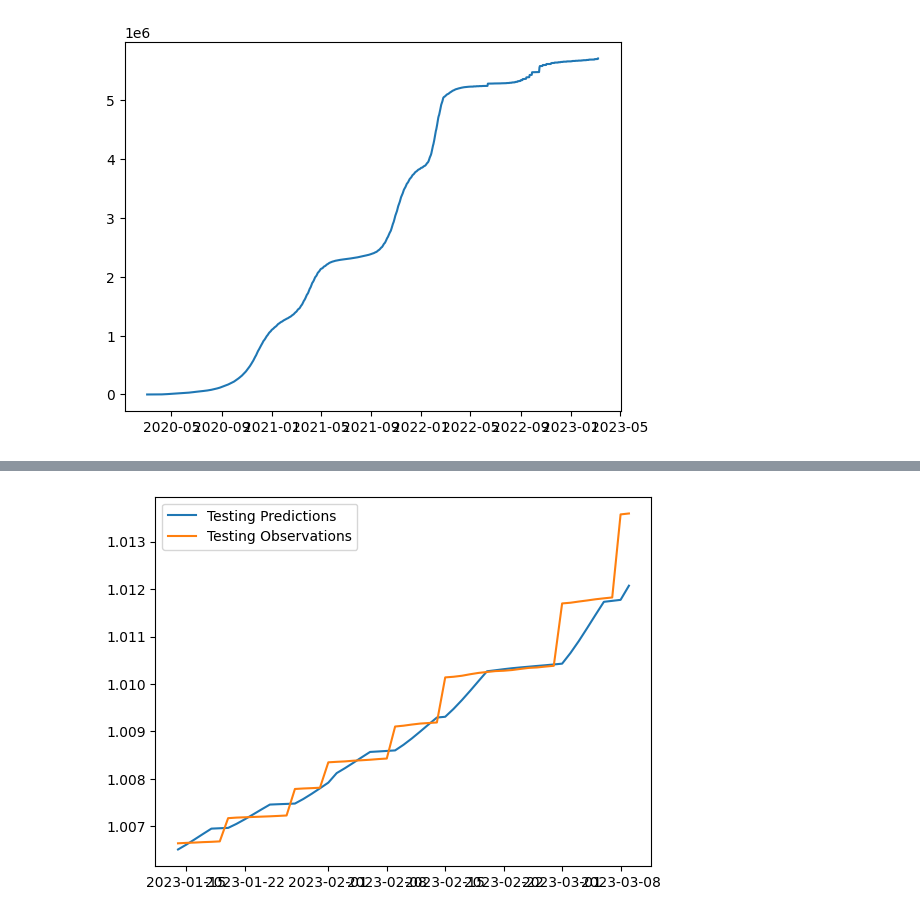
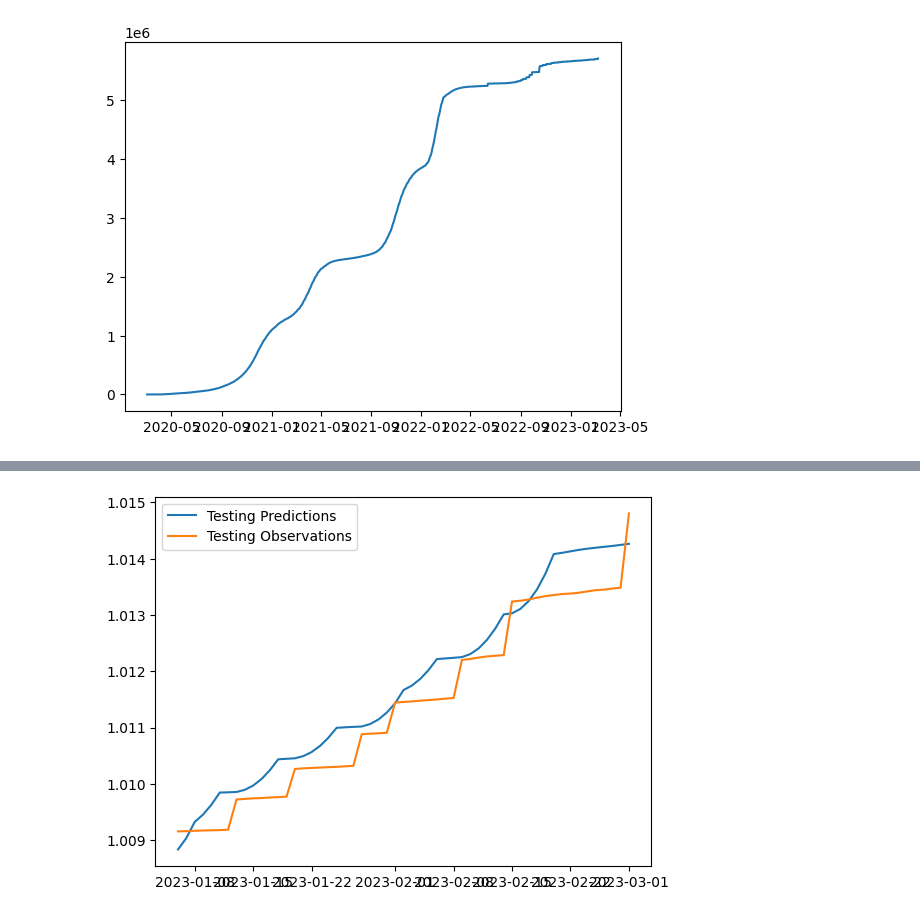
Before and after one commit to annafedyna/prediction_with_nn, a Jupyter notebook: rnn.ipynb, the cells around one changed output, grey strips where cells are left out. Saved outputs shown, nothing was run; the diff lists cells and outputs as text; code cells hidden in the pictures.

Commit message:
10 day predictions

```diff
--- a/rnn.ipynb
+++ b/rnn.ipynb
@@ -137,7 +138,7 @@ def df_to_windowed_df(dataframe, first_date_str, last_date_str, n=3):
 
 windowed_df = df_to_windowed_df(data,
                                 '2020-03-08',
-                                '2023-03-09',
+                                '2023-03-01',
                                 n=5)
 windowed_df
 # %% [output]
@@ -195,39 +224,20 @@ from tensorflow.keras.optimizers import Adam
 from tensorflow.keras import layers
 from tensorflow.keras import regularizers
 from tensorflow.keras.callbacks import EarlyStopping
-from sklearn.preprocessing import MinMaxScaler
 
 
-X_train_reshaped = X_train.reshape(X_train.shape[0], -1)
-X_val_reshaped = X_val.reshape(X_val.shape[0], -1)
-X_test_reshaped = X_test.reshape(X_test.shape[0], -1)
-
-# Apply MinMaxScaler
-scaler = MinMaxScaler()
-X_train_scaled = scaler.fit_transform(X_train_reshaped)
-X_val_scaled = scaler.transform(X_val_reshaped)
-X_test_scaled = scaler.transform(X_test_reshaped)
-
-y_train_reshaped = y_train.reshape(-1, 1)
-y_val_reshaped = y_val.reshape(-1, 1)
-y_test_reshaped = y_test.reshape(-1, 1)
-
-scaler_y = MinMaxScaler()
-y_train_scaled = scaler_y.fit_transform(y_train_reshaped)
-y_val_scaled = scaler_y.transform(y_val_reshaped)
-y_test_scaled = scaler_y.transform(y_test_reshaped)
-
 model = Sequential([layers.Input((5, 1)),
-                    layers.LSTM(64),
-                    layers.Dense(32, activation='relu', kernel_regularizer=regularizers.l2(0.00001)),
-                    layers.Dense(32, activation='relu', kernel_regularizer=regularizers.l2(0.00001)),
+                    layers.LSTM(128, return_sequences=True),
+                    layers.Dropout(0.3),
+                    layers.LSTM(128),
+                    layers.Dense(32, activation='relu', kernel_regularizer=regularizers.l2(0.000000001)),
                     layers.Dropout(0.2),
                     layers.Dense(1)])
 
 model.compile(loss='mse',
-              optimizer=Adam(learning_rate=0.0001),
+              optimizer=Adam(learning_rate=0.000005),
               metrics=['mean_absolute_error'])
 
-early_stopping = EarlyStopping(monitor='val_loss', patience=290, restore_best_weights=True)
-model.fit(X_train_scaled, y_train_scaled, validation_data=(X_val_scaled, y_val_scaled), epochs=10000, callbacks=[early_stopping])
+early_stopping = EarlyStopping(monitor='val_loss', patience=190, restore_best_weights=True)
+model.fit(X_train_scaled, y_train_scaled, validation_data=(X_val_scaled, y_val_scaled), epochs=5000, callbacks=[early_stopping])
 # %% [output]
@@ -317,12 +309,11 @@ R-squared: 0.9622695377187684
 # %%
-test_predictions = model.predict(X_test_scaled).flatten()
-
-plt.plot(dates_test, test_predictions)
+X_test_prediction = model.predict(X_test_scaled).flatten()
+plt.plot(dates_test, X_test_prediction)
 plt.plot(dates_test, y_test_scaled)
 plt.legend(['Testing Predictions', 'Testing Observations'])
 
 
-r_squared = r2_score(y_test_scaled, test_predictions)
+r_squared = r2_score(y_test_scaled, X_test_prediction)
 
 print("R-squared:", r_squared)
 # %% [output]
@@ -331 +322 @@ R-squared: 0.9319380383992074
-[figure, old version]
+[figure, new version]
```
Also changed, not shown: parts of 13 cells of this notebook.
